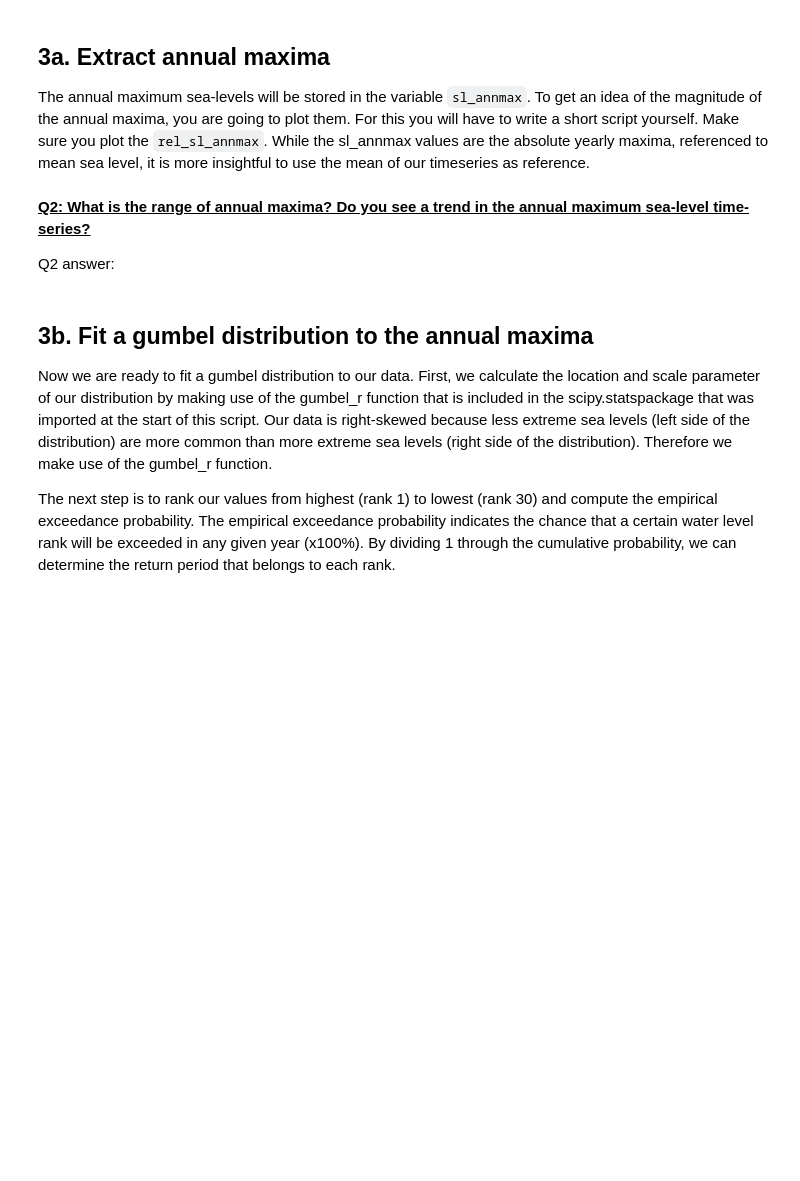
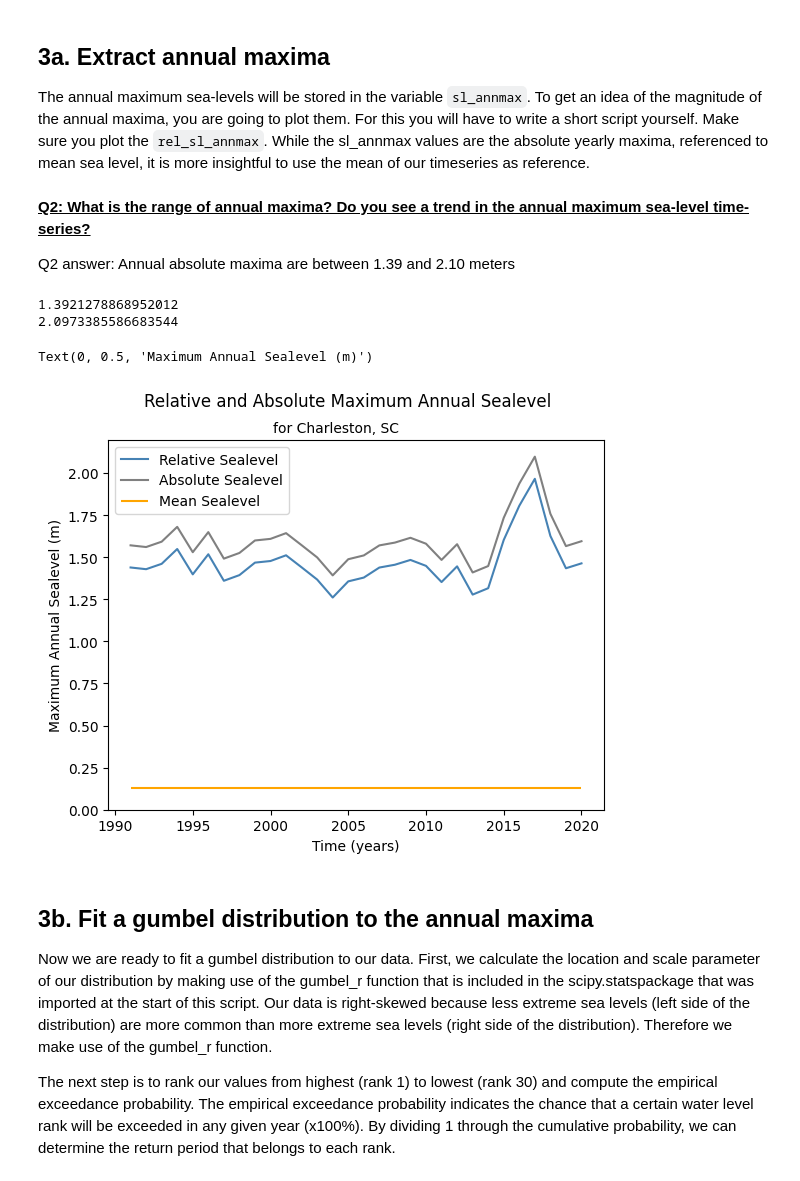
Before and after one commit to sd-59/Assignment_2_Coastal_flood_hazard_assessment-, a Jupyter notebook: notebooks/04_frequency_analysis.ipynb, the cells around one changed output. Saved outputs shown, nothing was run; the diff lists cells and outputs as text; code cells hidden in the pictures; blank space fills up the shorter version.

```diff
--- a/notebooks/04_frequency_analysis.ipynb
+++ b/notebooks/04_frequency_analysis.ipynb
@@ -72,8 +100,8 @@ waterlevel.iloc[[0,1,2,-3,-2,-1],:]  # Print the first three and last three rows
 # %%
 # User inputs: uncomment and fill in your values
 # Locate rows for which column value 'year' is within 1991-2020
-# yrmin = '<your value>'
-# yrmax = '<your value>'
+yrmin = 1990
+yrmax = 2021
 waterlevel = waterlevel.loc[(waterlevel.index.year > yrmin) & (waterlevel.index.year < yrmax)]
 waterlevel[waterlevel == -32767] = np.nan                       # Change no data values to nan
 waterlevel.iloc[[0,1,2,-3,-2,-1],:]                             # Print the first three and last three rows
@@ -142,14 +191,41 @@ The annual maximum sea-levels will be stored in the variable `sl_annmax`. To get
 # %% [markdown]
 <u>**Q2: What is the range of annual maxima? Do you see a trend in the annual maximum sea-level time-series?**<u>
 
-Q2 answer:
+Q2 answer: Annual absolute maxima are between 1.39 and 2.10 meters
 # %%
 sl_annmax = waterlevel.groupby(waterlevel.index.year)['sealevel_det'].max()                                        # extract annual maxima from the detrended sealevel time series
 rel_sl_annmax = waterlevel.groupby(waterlevel.index.year)['sealevel_det'].max()-waterlevel['sealevel_det'].mean()    # subtract the mean sea level (MSL)
+# %%
+print(sl_annmax.min())
+print(sl_annmax.max())
+# %% [output]
+1.3921278868952012
+2.0973385586683544
 # %%
 #Use this cell to make a plot of the annual maxima
 #Check out matplotlib and its possibilities. This python library has been imported at the start of this script as 'plt'
 # Make sure to include appropriate labels and also plot the absolute sea levels to check the effect of substracting the mean
+import matplotlib.pyplot as plt
+
+mean = waterlevel['sealevel_det'].mean()
+xmin = rel_sl_annmax.index[0]
+xmax = rel_sl_annmax.index[-1]
+
+fig, ax = plt.subplots()
+fig.suptitle(f"Relative and Absolute Maximum Annual Sealevel", fontsize=12)
+
+ax.plot(rel_sl_annmax.index, rel_sl_annmax.values, label="Relative Sealevel", color="steelblue")
+ax.plot(sl_annmax.index, sl_annmax.values, label="Absolute Sealevel", color="gray")
+ax.hlines(mean, xmin, xmax, label="Mean Sealevel", color="orange")
+
+ax.legend()
+ax.set_ylim(0)
+ax.set_title(f"for {station_name}         ", fontsize=10)
+ax.set_xlabel("Time (years)")
+ax.set_ylabel("Maximum Annual Sealevel (m)")
+# %% [output]
+Text(0, 0.5, 'Maximum Annual Sealevel (m)')
+[figure, added]
 # %% [markdown]
 ## 3b. Fit a gumbel distribution to the annual maxima
 
```
Also changed, not shown: parts of 6 cells of this notebook, 3 other files.
